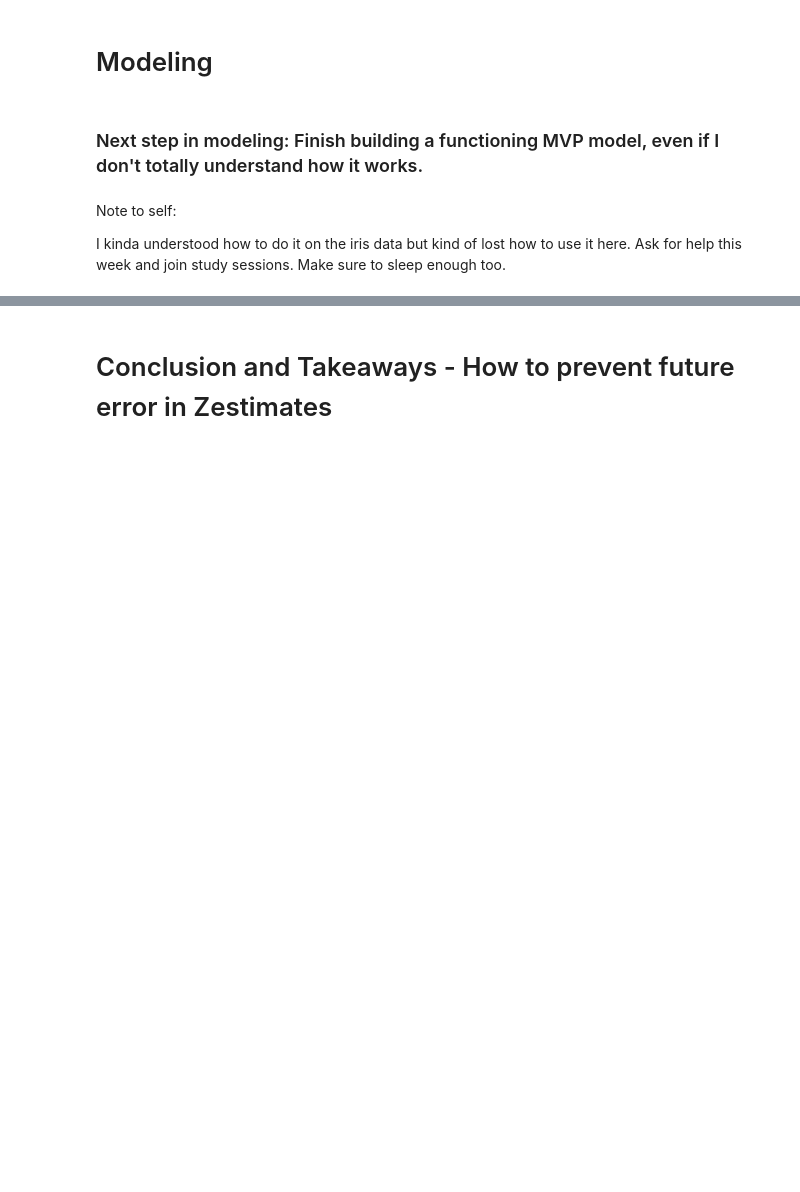
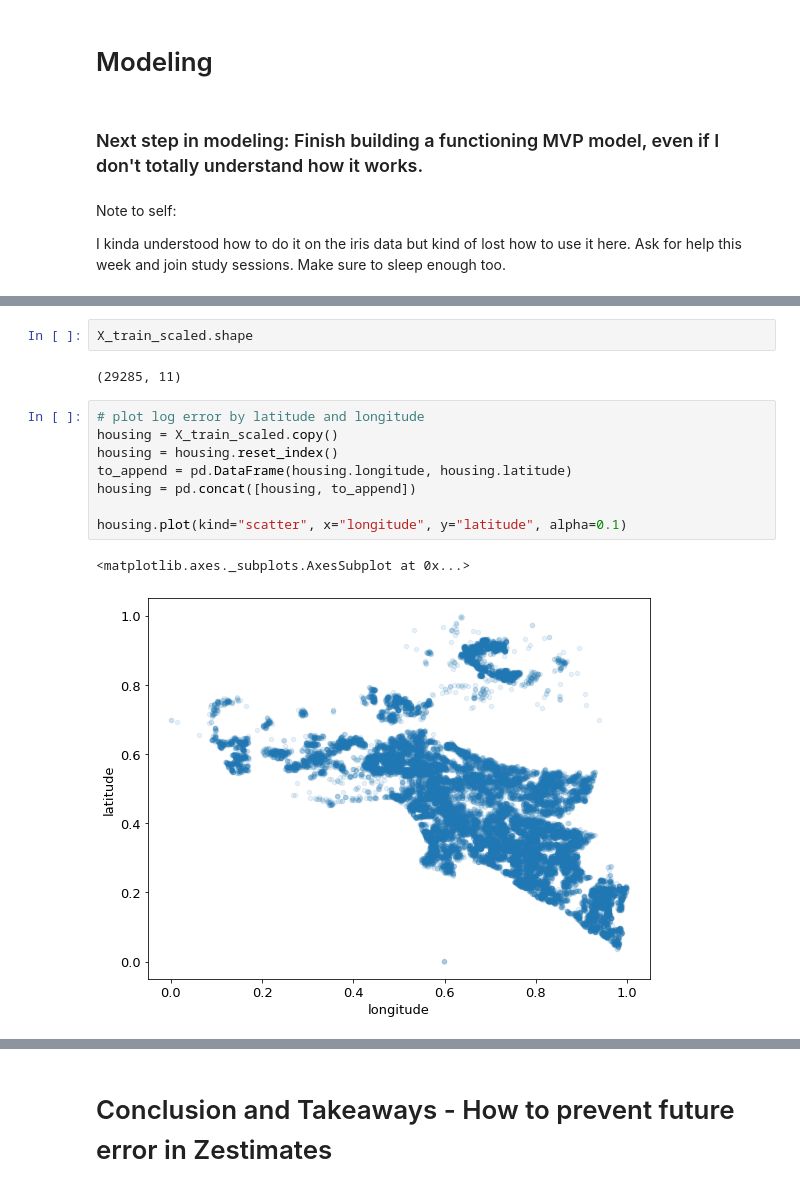
Before and after one commit to KwameTaylor/kwames-zillow-zestimates-error-control, a Jupyter notebook: explore.ipynb, the cells around one changed output, grey strips where cells are left out. Cells and saved outputs as stored; diff of their text form; blank space fills up the shorter version.

```diff
--- a/explore.ipynb
+++ b/explore.ipynb
@@ -450,0 +405,15 @@ train.groupby('cluster').median()
+# %%
+X_train_scaled.shape
+# %% [output]
+(29285, 11)
+# %%
+# plot log error by latitude and longitude
+housing = X_train_scaled.copy()
+housing = housing.reset_index()
+to_append = pd.DataFrame(housing.longitude, housing.latitude)
+housing = pd.concat([housing, to_append])
+
+housing.plot(kind="scatter", x="longitude", y="latitude", alpha=0.1)
+# %% [output]
+<matplotlib.axes._subplots.AxesSubplot at 0x...>
+[figure, added]
```
Also changed, not shown: parts of 21 cells of this notebook, 1 other file.
